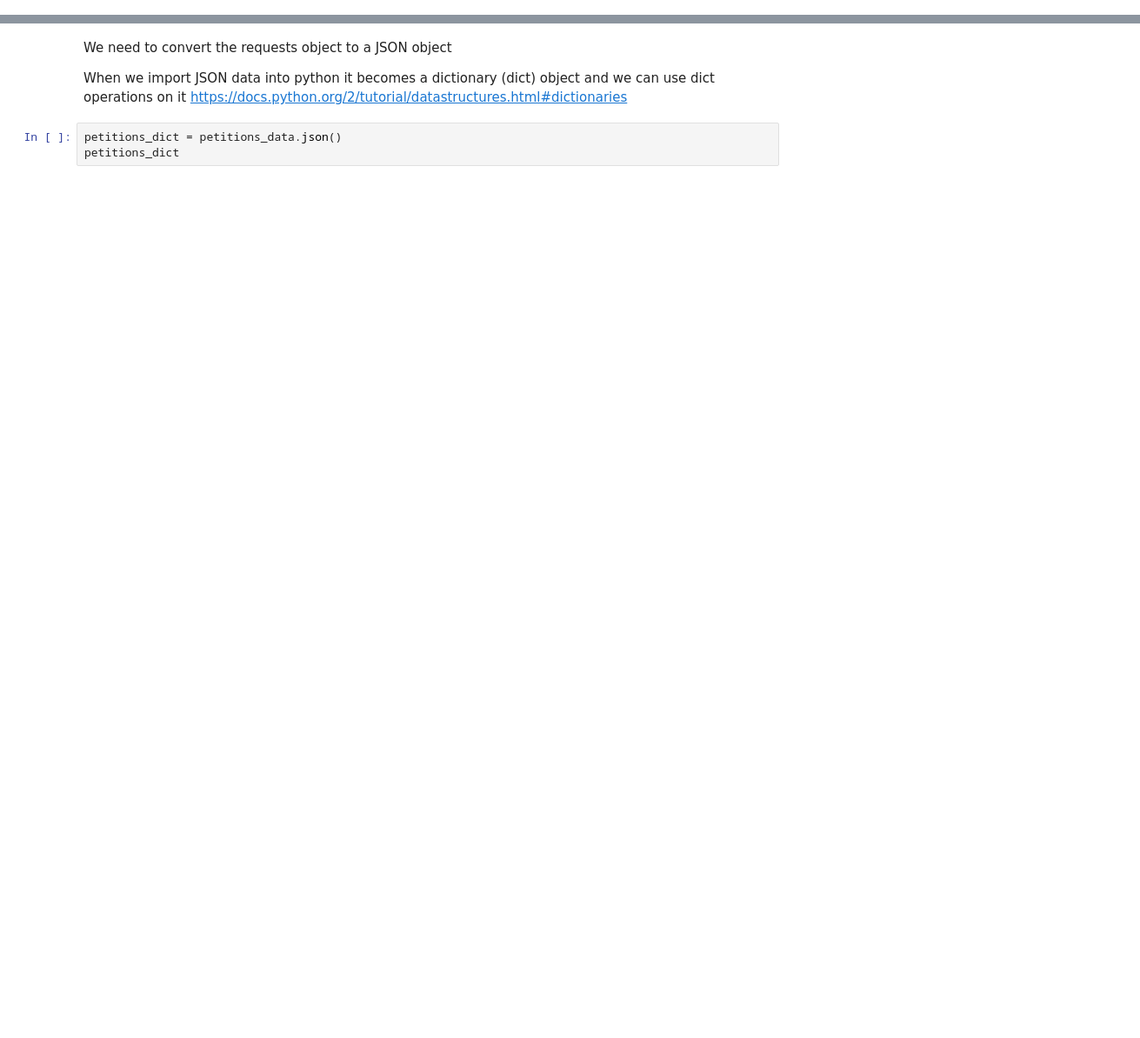
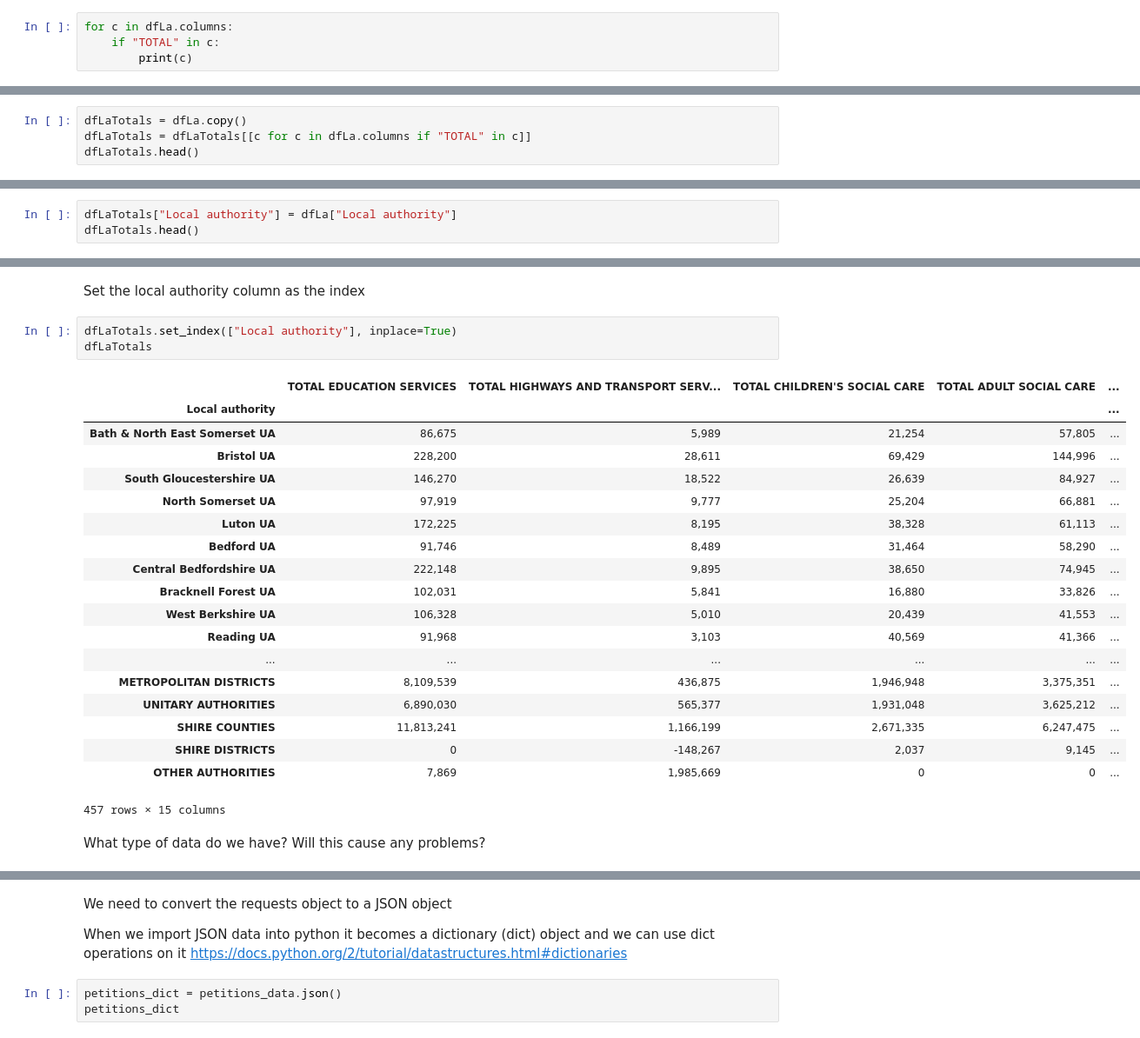
Before and after one commit to AnneCarr/monday-code-club, a Jupyter notebook: CodeClub-14-Aug-dict.ipynb, the cells around one changed output, grey strips where cells are left out. Shown at 87% size. Drawn from its saved outputs; the diff is of its cells as text; blank space fills up the shorter version.

```diff
--- a/CodeClub-14-Aug-dict.ipynb
+++ b/CodeClub-14-Aug-dict.ipynb
@@ -4,0 +70,4 @@ import pandas as pd
+# %%
+for c in dfLa.columns:
+    if "TOTAL" in c:
+        print(c)
@@ -4,0 +112,4 @@ import pandas as pd
+# %%
+dfLaTotals = dfLa.copy()
+dfLaTotals = dfLaTotals[[c for c in dfLa.columns if "TOTAL" in c]]
+dfLaTotals.head()
@@ -4,0 +125,3 @@ import pandas as pd
+# %%
+dfLaTotals["Local authority"] = dfLa["Local authority"]
+dfLaTotals.head()
@@ -4,0 +135,27 @@ import pandas as pd
+# %% [markdown]
+Set the local authority column as the index
+# %%
+dfLaTotals.set_index(["Local authority"], inplace=True)
+dfLaTotals
+# %% [output]
+|  | TOTAL EDUCATION SERVICES | TOTAL HIGHWAYS AND TRANSPORT SERV... | TOTAL CHILDREN'S SOCIAL CARE | TOTAL ADULT SOCIAL CARE | ... |
+| Local authority |  |  |  |  | ... |
+| Bath & North East Somerset UA | 86,675 | 5,989 | 21,254 | 57,805 | ... |
+| Bristol UA | 228,200 | 28,611 | 69,429 | 144,996 | ... |
+| South Gloucestershire UA | 146,270 | 18,522 | 26,639 | 84,927 | ... |
+| North Somerset UA | 97,919 | 9,777 | 25,204 | 66,881 | ... |
+| Luton UA | 172,225 | 8,195 | 38,328 | 61,113 | ... |
+| Bedford UA | 91,746 | 8,489 | 31,464 | 58,290 | ... |
+| Central Bedfordshire UA | 222,148 | 9,895 | 38,650 | 74,945 | ... |
+| Bracknell Forest UA | 102,031 | 5,841 | 16,880 | 33,826 | ... |
+| West Berkshire UA | 106,328 | 5,010 | 20,439 | 41,553 | ... |
+| Reading UA | 91,968 | 3,103 | 40,569 | 41,366 | ... |
+| ... | ... | ... | ... | ... | ... |
+| METROPOLITAN DISTRICTS | 8,109,539 | 436,875 | 1,946,948 | 3,375,351 | ... |
+| UNITARY AUTHORITIES | 6,890,030 | 565,377 | 1,931,048 | 3,625,212 | ... |
+| SHIRE COUNTIES | 11,813,241 | 1,166,199 | 2,671,335 | 6,247,475 | ... |
+| SHIRE DISTRICTS | 0 | -148,267 | 2,037 | 9,145 | ... |
+| OTHER AUTHORITIES | 7,869 | 1,985,669 | 0 | 0 | ... |
+457 rows × 15 columns
+# %% [markdown]
+What type of data do we have? Will this cause any problems?
```
Also changed, not shown: parts of 63 cells of this notebook, 1 other file.
